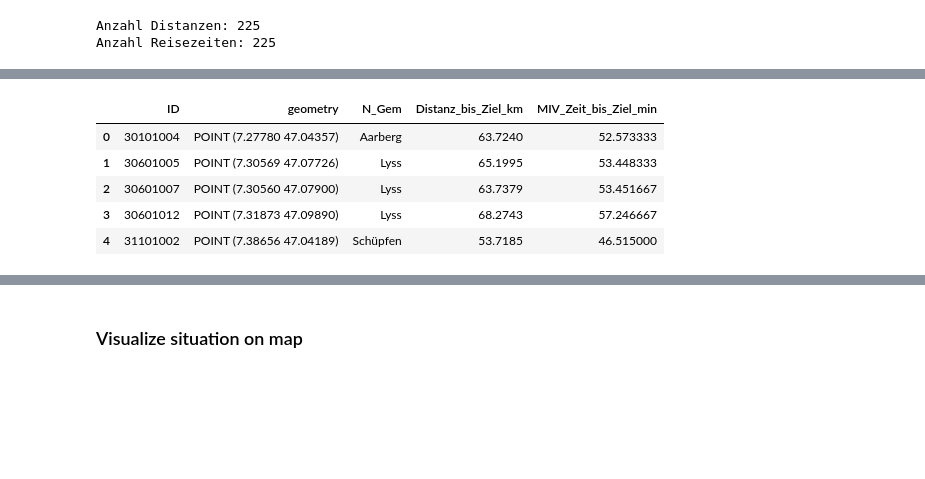
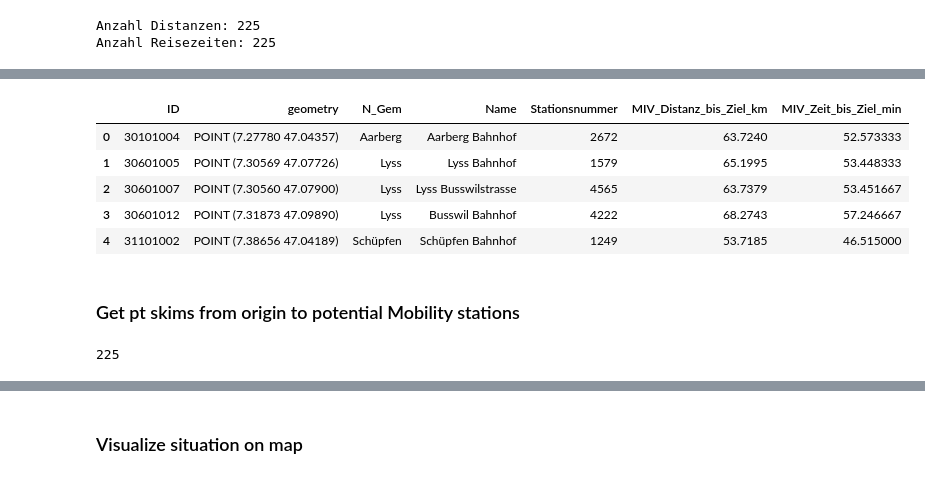
Before and after one commit to jlieberherr/mobility-station-finder, a Jupyter notebook: mobility-station-finder.ipynb, the cells around one changed output, grey strips where cells are left out. Drawn from its saved outputs; the diff is of its cells as text; code cells hidden in the pictures; blank space fills up the shorter version.

```diff
--- a/mobility-station-finder.ipynb
+++ b/mobility-station-finder.ipynb
@@ -74,7 +74,7 @@ gdf_mobilty_vehicles_with_npvm_zone.head()
 | 2 | 1864 | Aarau Bahnhof | POINT (8.05288 47.39178) | 400101008 | Aarau |
 | 534 | 1864 | Aarau Bahnhof | POINT (8.05288 47.39178) | 400101008 | Aarau |
 # %%
-gdf_npvm_zones_with_mobility_station = gdf_mobilty_vehicles_with_npvm_zone[["ID", "N_Gem", "geometry"]].dissolve(by="ID").reset_index()
+gdf_npvm_zones_with_mobility_station = gdf_mobilty_vehicles_with_npvm_zone[["ID", "N_Gem", "Stationsnummer", "Name", "geometry"]].dissolve(by="Stationsnummer").reset_index().dissolve(by="ID", aggfunc={"N_Gem": "first", "Name": lambda x: x, "Stationsnummer": lambda x: x}).reset_index()
 # %%
 print("Anzahl NPVM-Zonen mit Mobility-Standort: {}".format(len(gdf_npvm_zones_with_mobility_station)))
 # %% [output]
@@ -240,14 +260,16 @@ pd_distances["MIV_Distanz_bis_Ziel_km"] = pd_distances["MIV_Distanz_bis_Ziel_km"
 pd_durations= pd.DataFrame(list(road_durations_from_npvm_zones_with_potential_mobility_station_to_dest_per_npvm_zone_id.items()), columns=["ID", "MIV_Zeit_bis_Ziel_min"])
 pd_durations["MIV_Zeit_bis_Ziel_min"] = pd_durations["MIV_Zeit_bis_Ziel_min"] / 60.0
 
-gdf_npvm_zones_with_potential_mobility_station_distance_duration_to_orig = pd.merge(gdf_npvm_zones_with_potential_mobility_station, pd_dist, on=["ID"])
-gdf_npvm_zones_with_potential_mobility_station_distance_duration_to_orig = pd.merge(gdf_npvm_zones_with_potential_mobility_station_distance_duration_to_orig, pd_durations, on=["ID"])
+gdf_npvm_zones_with_potential_mobility_station_with_data = pd.merge(gdf_npvm_zones_with_potential_mobility_station, pd_distances, on=["ID"])
+gdf_npvm_zones_with_potential_mobility_station_with_data = pd.merge(gdf_npvm_zones_with_potential_mobility_station_with_data, pd_durations, on=["ID"])
 # %%
-gdf_npvm_zones_with_potential_mobility_station_distance_duration_to_orig.head()
+gdf_npvm_zones_with_potential_mobility_station_with_data.head()
 # %% [output]
-|  | ID | geometry | N_Gem | Distanz_bis_Ziel_km | MIV_Zeit_bis_Ziel_min |
-| 0 | 30101004 | POINT (7.27780 47.04357) | Aarberg | 63.7240 | 52.573333 |
-| 1 | 30601005 | POINT (7.30569 47.07726) | Lyss | 65.1995 | 53.448333 |
-| 2 | 30601007 | POINT (7.30560 47.07900) | Lyss | 63.7379 | 53.451667 |
-| 3 | 30601012 | POINT (7.31873 47.09890) | Lyss | 68.2743 | 57.246667 |
-| 4 | 31101002 | POINT (7.38656 47.04189) | Schüpfen | 53.7185 | 46.515000 |
+|  | ID | geometry | N_Gem | Name | Stationsnummer | MIV_Distanz_bis_Ziel_km | MIV_Zeit_bis_Ziel_min |
+| 0 | 30101004 | POINT (7.27780 47.04357) | Aarberg | Aarberg Bahnhof | 2672 | 63.7240 | 52.573333 |
+| 1 | 30601005 | POINT (7.30569 47.07726) | Lyss | Lyss Bahnhof | 1579 | 65.1995 | 53.448333 |
+| 2 | 30601007 | POINT (7.30560 47.07900) | Lyss | Lyss Busswilstrasse | 4565 | 63.7379 | 53.451667 |
+| 3 | 30601012 | POINT (7.31873 47.09890) | Lyss | Busswil Bahnhof | 4222 | 68.2743 | 57.246667 |
+| 4 | 31101002 | POINT (7.38656 47.04189) | Schüpfen | Schüpfen Bahnhof | 1249 | 53.7185 | 46.515000 |
+# %% [markdown]
+### Get pt skims from origin to potential Mobility stations
@@ -253,0 +286,4 @@ gdf_npvm_zones_with_potential_mobility_station_distance_duration_to_orig.head()
+# %%
+print(len(gdf_npvm_zones_with_potential_mobility_station_with_data))
+# %% [output]
+225
```
Also changed, not shown: parts of 31 cells of this notebook.
